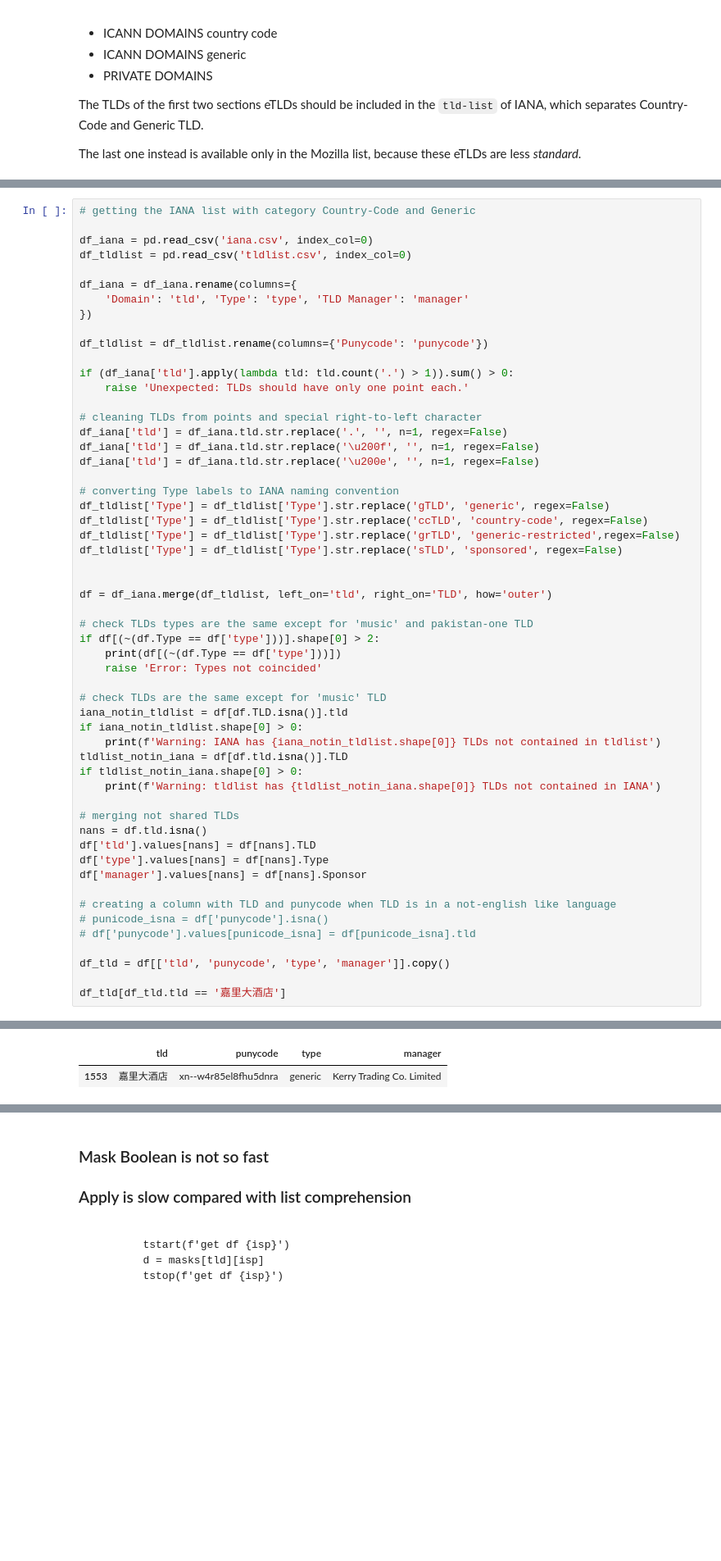
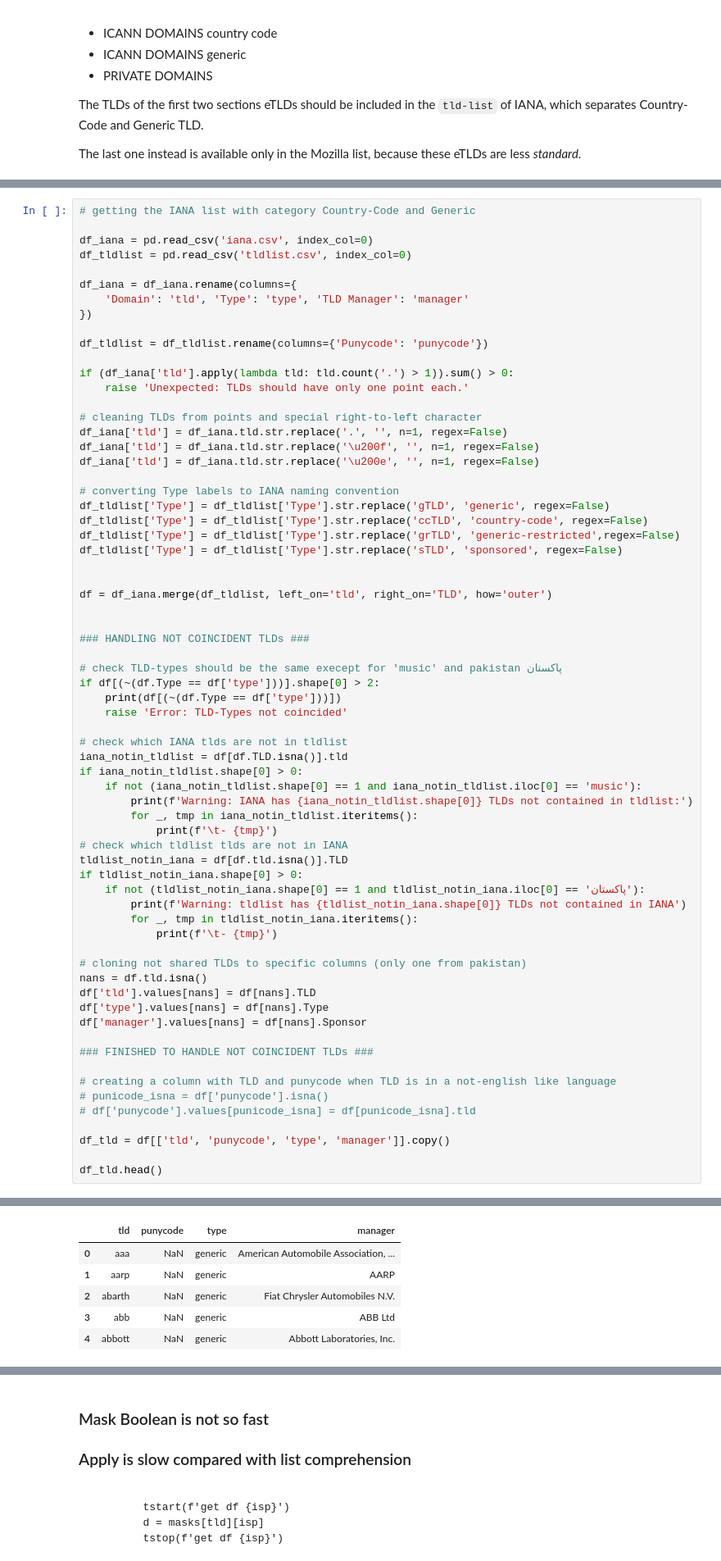
Before and after one commit to princio/pslregex, a Jupyter notebook: notebook.ipynb, the cells around one changed output, grey strips where cells are left out. Shown at 82% size. Cells and saved outputs as stored; diff of their text form; blank space fills up the shorter version.

```diff
--- a/notebook.ipynb
+++ b/notebook.ipynb
@@ -82,24 +84,36 @@ df_tldlist['Type'] = df_tldlist['Type'].str.replace('sTLD', 'sponsored', regex=F
 
 df = df_iana.merge(df_tldlist, left_on='tld', right_on='TLD', how='outer')
 
-# check TLDs types are the same except for 'music' and pakistan-one TLD
+
+### HANDLING NOT COINCIDENT TLDs ###
+
+# check TLD-types should be the same execept for 'music' and pakistan پاكستان
 if df[(~(df.Type == df['type']))].shape[0] > 2:
     print(df[(~(df.Type == df['type']))])
-    raise 'Error: Types not coincided'
+    raise 'Error: TLD-Types not coincided'
 
-# check TLDs are the same except for 'music' TLD
+# check which IANA tlds are not in tldlist
 iana_notin_tldlist = df[df.TLD.isna()].tld
 if iana_notin_tldlist.shape[0] > 0:
-    print(f'Warning: IANA has {iana_notin_tldlist.shape[0]} TLDs not contained in tldlist')
+    if not (iana_notin_tldlist.shape[0] == 1 and iana_notin_tldlist.iloc[0] == 'music'):
+        print(f'Warning: IANA has {iana_notin_tldlist.shape[0]} TLDs not contained in tldlist:')
+        for _, tmp in iana_notin_tldlist.iteritems():
+            print(f'\t- {tmp}')
+# check which tldlist tlds are not in IANA
 tldlist_notin_iana = df[df.tld.isna()].TLD
 if tldlist_notin_iana.shape[0] > 0:
-    print(f'Warning: tldlist has {tldlist_notin_iana.shape[0]} TLDs not contained in IANA')
+    if not (tldlist_notin_iana.shape[0] == 1 and tldlist_notin_iana.iloc[0] == 'پاكستان'):
+        print(f'Warning: tldlist has {tldlist_notin_iana.shape[0]} TLDs not contained in IANA')
+        for _, tmp in tldlist_notin_iana.iteritems():
+            print(f'\t- {tmp}')
 
-# merging not shared TLDs
+# cloning not shared TLDs to specific columns (only one from pakistan)
 nans = df.tld.isna()
 df['tld'].values[nans] = df[nans].TLD
 df['type'].values[nans] = df[nans].Type
 df['manager'].values[nans] = df[nans].Sponsor
+
+### FINISHED TO HANDLE NOT COINCIDENT TLDs ###
 
 # creating a column with TLD and punycode when TLD is in a not-english like language
 # punicode_isna = df['punycode'].isna()
@@ -107,5 +121,5 @@ df['manager'].values[nans] = df[nans].Sponsor
 
 df_tld = df[['tld', 'punycode', 'type', 'manager']].copy()
 
-df_tld[df_tld.tld == '嘉里大酒店']
+df_tld.head()
 # %% [output]
@@ -114,4 +126,8 @@ Warning: tldlist has 1 TLDs not contained in IANA
 |  | tld | punycode | type | manager |
-| 1553 | 嘉里大酒店 | xn--w4r85el8fhu5dnra | generic | Kerry Trading Co. Limited |
+| 0 | aaa | NaN | generic | American Automobile Association, ... |
+| 1 | aarp | NaN | generic | AARP |
+| 2 | abarth | NaN | generic | Fiat Chrysler Automobiles N.V. |
+| 3 | abb | NaN | generic | ABB Ltd |
+| 4 | abbott | NaN | generic | Abbott Laboratories, Inc. |
 # %%
 # getting the PSL list, considering the sections defined above, and parsing the comments.
```
Also changed, not shown: parts of 16 cells of this notebook.
